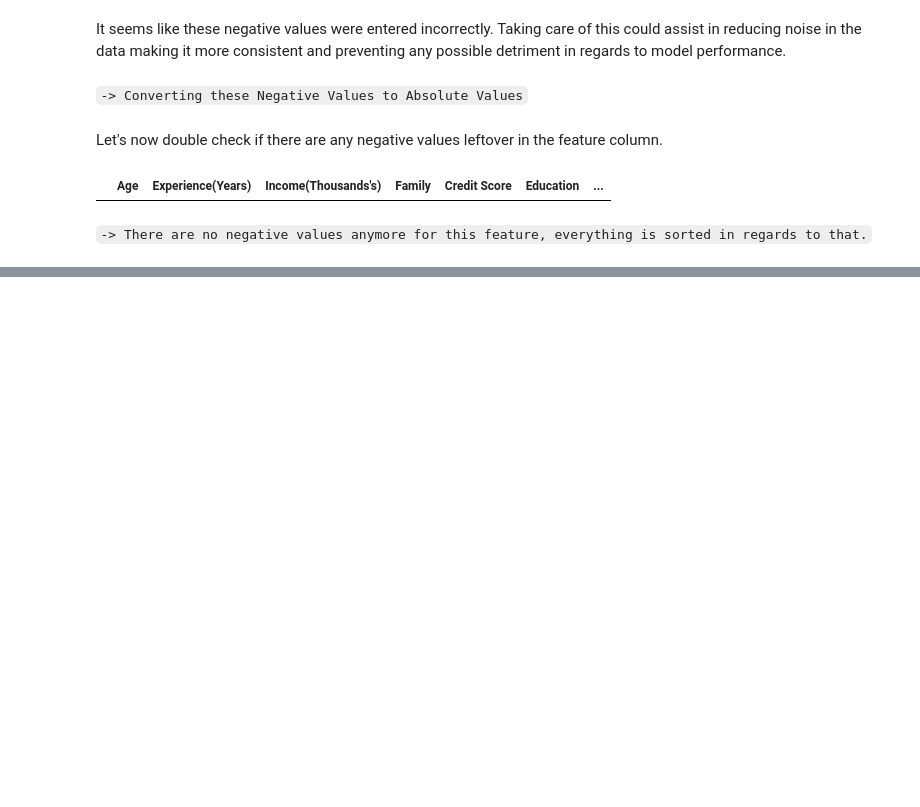
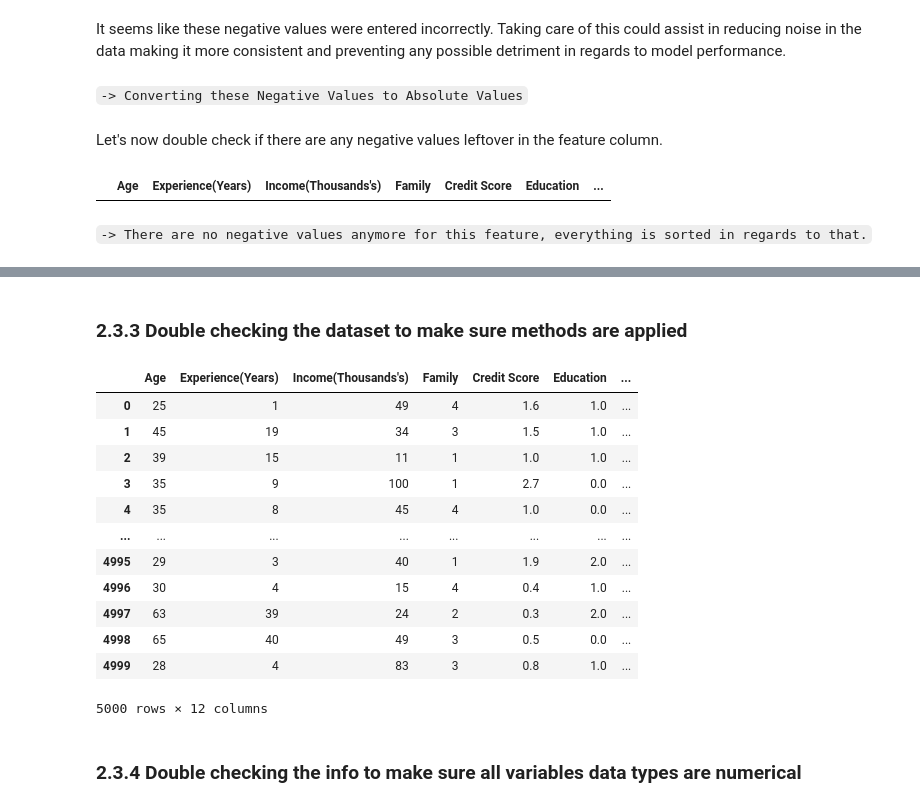
Before and after one commit to mariosantos2023410/MarioSantos_ML_CA2, a Jupyter notebook: MarioSantos_ML_CA2.ipynb, the cells around one changed output, grey strips where cells are left out. Cells and saved outputs as stored; diff of their text form; code cells hidden in the pictures; blank space fills up the shorter version.

```diff
--- a/MarioSantos_ML_CA2.ipynb
+++ b/MarioSantos_ML_CA2.ipynb
@@ -333,0 +375,32 @@ df[df['Experience(Years)']<0]
+# %%
+le_securities_account = LabelEncoder()
+df["Securities Account"] = le_securities_account.fit_transform(df["Securities Account"])
+# %%
+le_cd_account = LabelEncoder()
+df["CD Account"] = le_cd_account.fit_transform(df["CD Account"])
+# %%
+le_online_banking = LabelEncoder()
+df["Online Banking"] = le_online_banking.fit_transform(df["Online Banking"])
+# %%
+le_credit_card = LabelEncoder()
+df["CreditCard"] = le_credit_card.fit_transform(df["CreditCard"])
+# %% [markdown]
+### 2.3.3 Double checking the dataset to make sure methods are applied
+# %%
+df
+# %% [output]
+|  | Age | Experience(Years) | Income(Thousands's) | Family | Credit Score | Education | ... |
+| 0 | 25 | 1 | 49 | 4 | 1.6 | 1.0 | ... |
+| 1 | 45 | 19 | 34 | 3 | 1.5 | 1.0 | ... |
+| 2 | 39 | 15 | 11 | 1 | 1.0 | 1.0 | ... |
+| 3 | 35 | 9 | 100 | 1 | 2.7 | 0.0 | ... |
+| 4 | 35 | 8 | 45 | 4 | 1.0 | 0.0 | ... |
+| ... | ... | ... | ... | ... | ... | ... | ... |
+| 4995 | 29 | 3 | 40 | 1 | 1.9 | 2.0 | ... |
+| 4996 | 30 | 4 | 15 | 4 | 0.4 | 1.0 | ... |
+| 4997 | 63 | 39 | 24 | 2 | 0.3 | 2.0 | ... |
+| 4998 | 65 | 40 | 49 | 3 | 0.5 | 0.0 | ... |
+| 4999 | 28 | 4 | 83 | 3 | 0.8 | 1.0 | ... |
+5000 rows × 12 columns
+# %% [markdown]
+### 2.3.4 Double checking the info to make sure all variables data types are numerical
```
Also changed, not shown: parts of 19 cells of this notebook.
